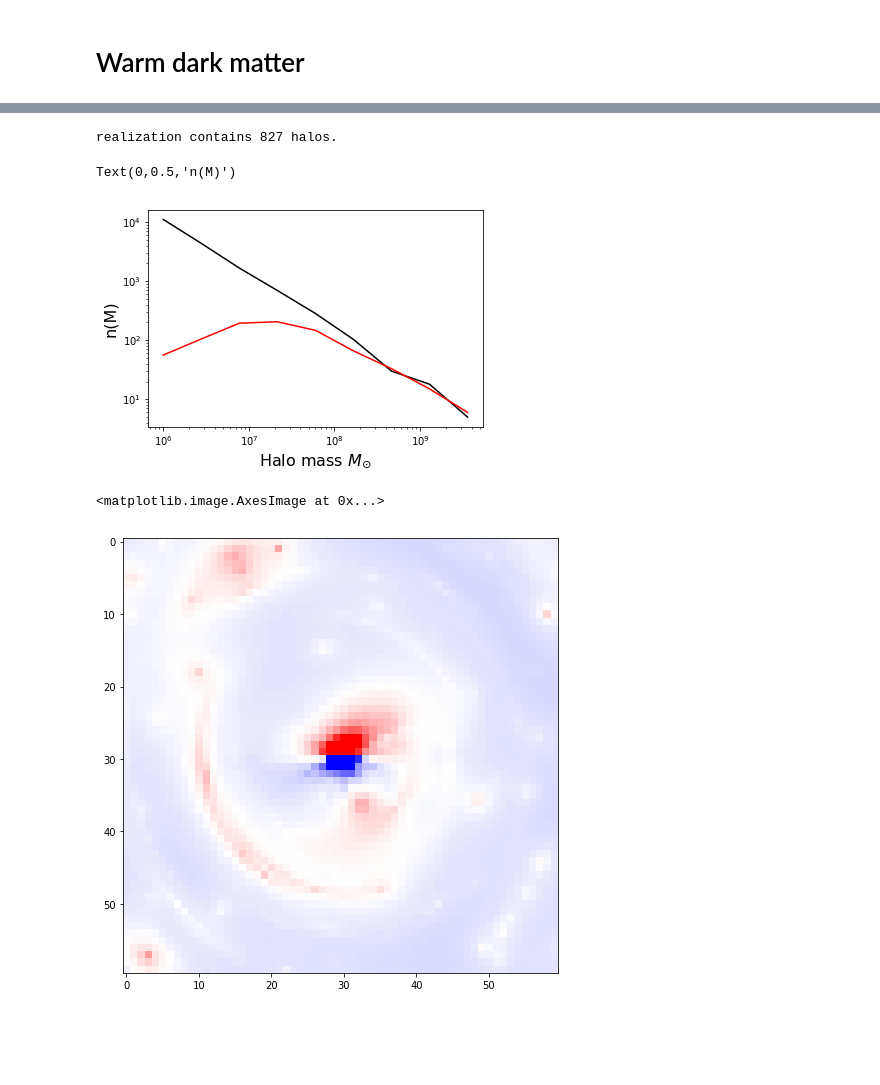
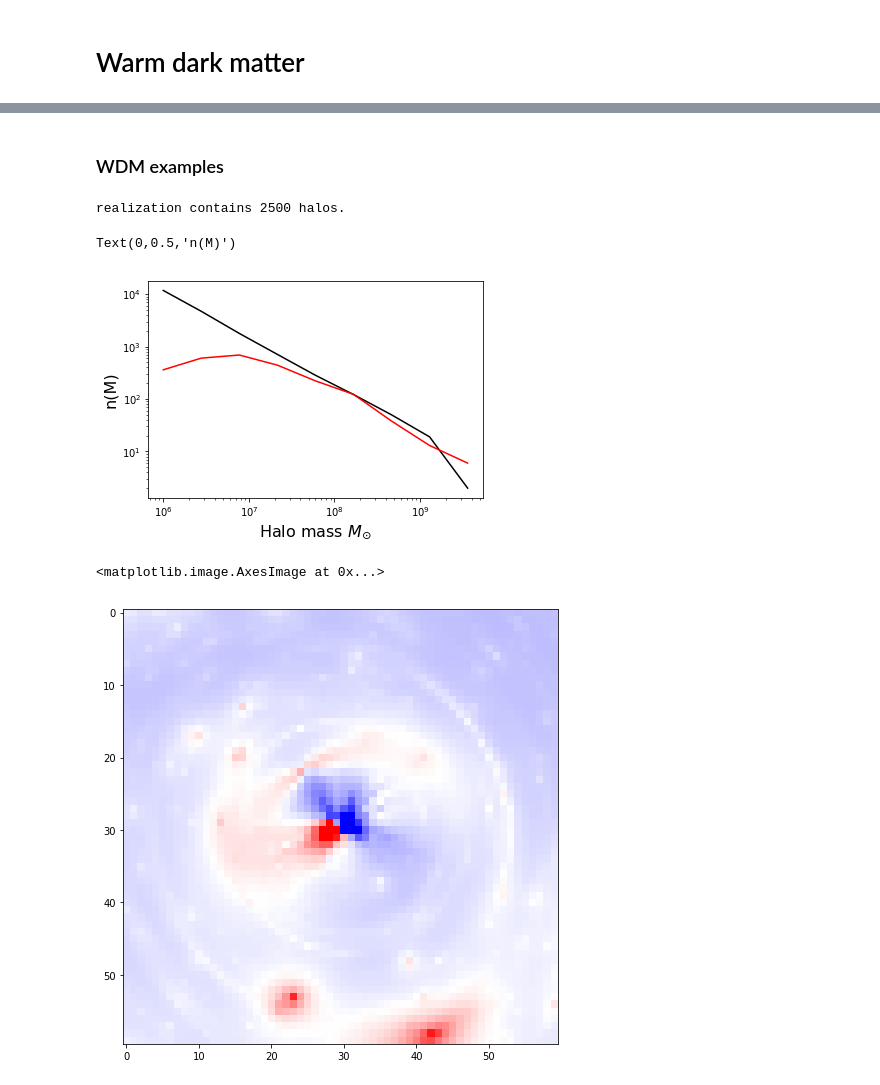
Before and after one commit to dangilman/pyHalo, a Jupyter notebook: example_notebooks/example_generating_realizations.ipynb, the cells around one changed output, grey strips where cells are left out. Cells and saved outputs as stored; diff of their text form; code cells hidden in the pictures; blank space fills up the shorter version.

Commit message:
update documentation for WDM and example notebook

```diff
--- a/example_notebooks/example_generating_realizations.ipynb
+++ b/example_notebooks/example_generating_realizations.ipynb
@@ -12,8 +12,8 @@ from pyHalo.preset_models import CDM
 zlens, zsource = 0.5, 2.5
 realizationCDM = CDM(zlens, zsource, cone_opening_angle_arcsec=10)
 print('realization contains '+str(len(realizationCDM.halos))+' halos.')
-halo_masses = [halo.mass for halo in realizationCDM.halos]
-N, m = np.histogram(halo_masses, bins=np.logspace(6, 10, 10))
+cdm_halo_masses = [halo.mass for halo in realizationCDM.halos]
+N, m = np.histogram(cdm_halo_masses, bins=np.logspace(6, 10, 10))
 
 plt.loglog(m[0:-1], N)
 plt.xlabel('Halo mass '+r'$M_{\odot}$', fontsize=16)
@@ -80,26 +100,39 @@ You can just as easily generate realizations of warm dark matter halos using the
+# %% [markdown]
+### WDM examples
 # %%
 from pyHalo.preset_models import WDM
 
-log10_half_mode_mass = 7.5
-a_wdm = 0.5
-b_wdm = 0.8
-c_wdm = -3.0
-kwargs_wdm = {'a_wdm_los': a_wdm, 'a_wdm_sub': a_wdm, 'b_wdm_los': b_wdm, 'b_wdm_sub': b_wdm,
-             'c_wdm_los': c_wdm, 'c_wdm_sub': c_wdm}
+log10_half_mode_mass = 7.
+
+# These can be different for subhalos and line-of-sight halos
+a_wdm_sub = 0.5
+b_wdm_sub = 0.8
+c_wdm_sub = -3.0
+a_wdm_los = 0.5
+b_wdm_los = 0.8
+c_wdm_los = -3.0
+
+# These variables set the suppression in the mc-relation, their default values are c_scale = 60 and c_power = -0.017
+c_power = -0.02
+c_scale = 20
+
+kwargs_wdm = {'a_wdm_los': a_wdm_los, 'a_wdm_sub': a_wdm_sub, 'b_wdm_los': b_wdm_los, 'b_wdm_sub': b_wdm_sub,
+             'c_wdm_los': c_wdm_los, 'c_wdm_sub': c_wdm_sub, 'c_power': c_power, 'c_scale': c_scale}
+
 realizationWDM = WDM(zlens, zsource, log10_half_mode_mass, cone_opening_angle_arcsec=10, **kwargs_wdm)
 
 print('realization contains '+str(len(realizationWDM.halos))+' halos.')
-halo_masses = [halo.mass for halo in realizationWDM.halos]
-Nwdm, mwdm = np.histogram(halo_masses, bins=np.logspace(6, 10, 10))
+wdm_halo_masses = [halo.mass for halo in realizationWDM.halos]
+Nwdm, mwdm = np.histogram(wdm_halo_masses, bins=np.logspace(6, 10, 10))
 
 plt.loglog(m[0:-1], N, color='k')
 plt.loglog(mwdm[0:-1], Nwdm, color='r')
 plt.xlabel('Halo mass '+r'$M_{\odot}$', fontsize=16)
 plt.ylabel('n(M)', fontsize=16)
 # %% [output]
-realization contains 827 halos.
+realization contains 2500 halos.
 Text(0,0.5,'n(M)')
-[figure, old version]
+[figure, new version]
 # %%
 lens_model_list_WDM, lens_redshift_array_WDM, kwargs_halos_WDM, _ = realizationWDM.lensing_quantities()
 
@@ -117,4 +150,4 @@ fig.set_size_inches(8,8)
 plt.imshow(kappa_full_WDM - kappa_macro, vmin=-0.1, vmax=0.1, cmap='bwr')
 # %% [output]
 <matplotlib.image.AxesImage at 0x...>
-[figure, old version]
+[figure, new version]
```
Also changed, not shown: parts of 12 cells of this notebook, 4 other files.
